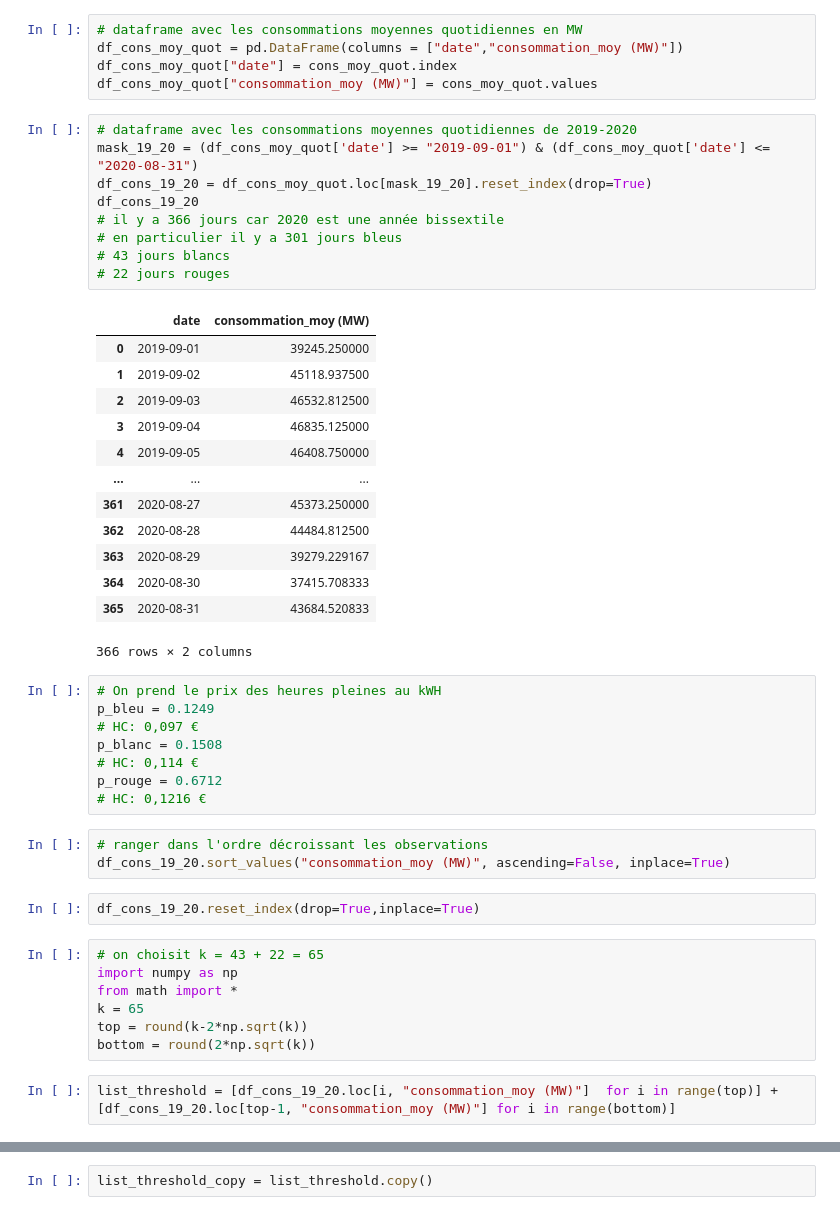
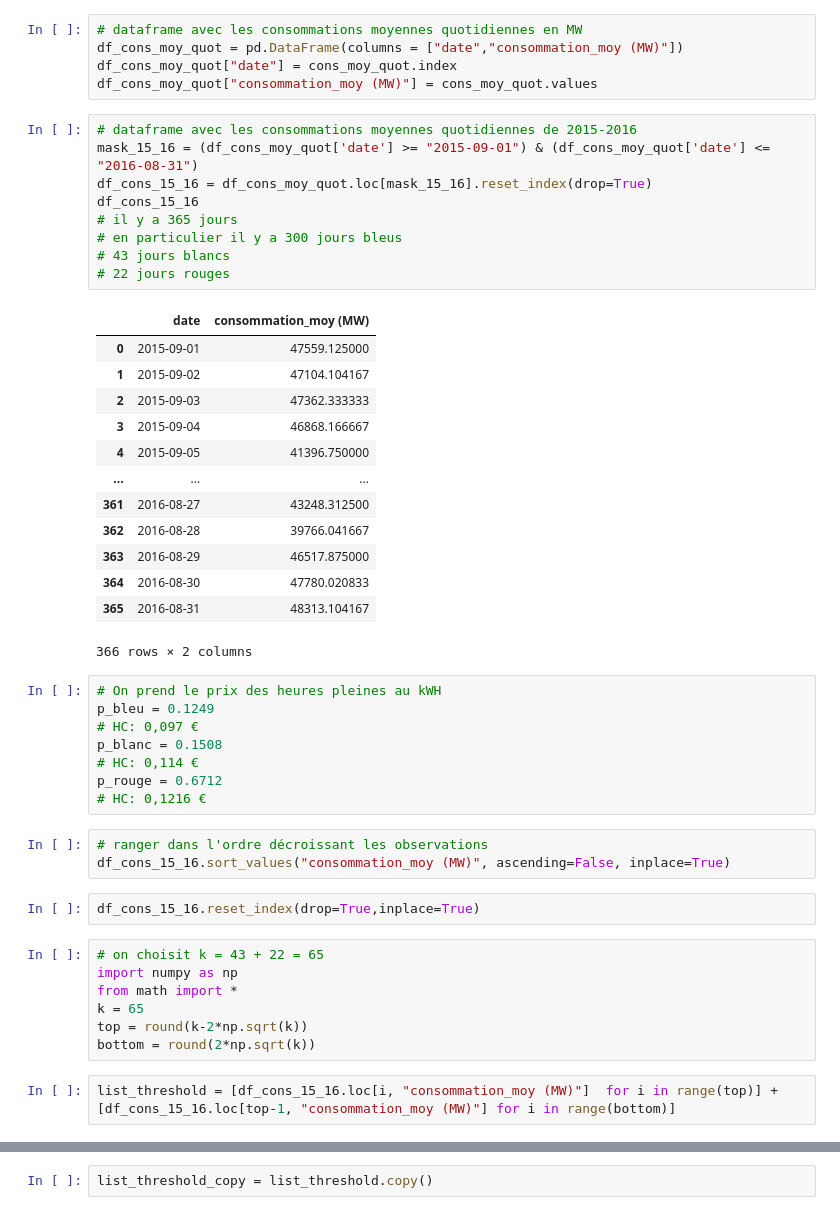
Before and after one commit to dreamsandroads/EDF_Tempo_Price_Optim, a Jupyter notebook: prophet_inequality.ipynb, the cells around one changed output, grey strips where cells are left out. Saved outputs shown, nothing was run; the diff lists cells and outputs as text.

```diff
--- a/prophet_inequality.ipynb
+++ b/prophet_inequality.ipynb
@@ -70,27 +70,27 @@ df_cons_moy_quot = pd.DataFrame(columns = ["date","consommation_moy (MW)"])
 df_cons_moy_quot["date"] = cons_moy_quot.index
 df_cons_moy_quot["consommation_moy (MW)"] = cons_moy_quot.values
 # %%
-# dataframe avec les consommations moyennes quotidiennes de 2019-2020
-mask_19_20 = (df_cons_moy_quot['date'] >= "2019-09-01") & (df_cons_moy_quot['date'] <= "2020-08-31")
-df_cons_19_20 = df_cons_moy_quot.loc[mask_19_20].reset_index(drop=True)
-df_cons_19_20
-# il y a 366 jours car 2020 est une année bissextile
-# en particulier il y a 301 jours bleus
+# dataframe avec les consommations moyennes quotidiennes de 2015-2016
+mask_15_16 = (df_cons_moy_quot['date'] >= "2015-09-01") & (df_cons_moy_quot['date'] <= "2016-08-31")
+df_cons_15_16 = df_cons_moy_quot.loc[mask_15_16].reset_index(drop=True)
+df_cons_15_16
+# il y a 365 jours
+# en particulier il y a 300 jours bleus
 # 43 jours blancs
 # 22 jours rouges
 # %% [output]
 |  | date | consommation_moy (MW) |
-| 0 | 2019-09-01 | 39245.250000 |
-| 1 | 2019-09-02 | 45118.937500 |
-| 2 | 2019-09-03 | 46532.812500 |
-| 3 | 2019-09-04 | 46835.125000 |
-| 4 | 2019-09-05 | 46408.750000 |
+| 0 | 2015-09-01 | 47559.125000 |
+| 1 | 2015-09-02 | 47104.104167 |
+| 2 | 2015-09-03 | 47362.333333 |
+| 3 | 2015-09-04 | 46868.166667 |
+| 4 | 2015-09-05 | 41396.750000 |
 | ... | ... | ... |
-| 361 | 2020-08-27 | 45373.250000 |
-| 362 | 2020-08-28 | 44484.812500 |
-| 363 | 2020-08-29 | 39279.229167 |
-| 364 | 2020-08-30 | 37415.708333 |
-| 365 | 2020-08-31 | 43684.520833 |
+| 361 | 2016-08-27 | 43248.312500 |
+| 362 | 2016-08-28 | 39766.041667 |
+| 363 | 2016-08-29 | 46517.875000 |
+| 364 | 2016-08-30 | 47780.020833 |
+| 365 | 2016-08-31 | 48313.104167 |
 366 rows × 2 columns
 # %%
 # On prend le prix des heures pleines au kWH
@@ -102,9 +102,9 @@ p_rouge = 0.6712
 # HC: 0,1216 €
 # %%
 # ranger dans l'ordre décroissant les observations
-df_cons_19_20.sort_values("consommation_moy (MW)", ascending=False, inplace=True)
+df_cons_15_16.sort_values("consommation_moy (MW)", ascending=False, inplace=True)
 # %%
-df_cons_19_20.reset_index(drop=True,inplace=True)
+df_cons_15_16.reset_index(drop=True,inplace=True)
 # %%
 # on choisit k = 43 + 22 = 65
 import numpy as np
@@ -113,6 +113,6 @@ k = 65
 top = round(k-2*np.sqrt(k))
 bottom = round(2*np.sqrt(k))
 # %%
-list_threshold = [df_cons_19_20.loc[i, "consommation_moy (MW)"]  for i in range(top)] + [df_cons_19_20.loc[top-1, "consommation_moy (MW)"] for i in range(bottom)]
+list_threshold = [df_cons_15_16.loc[i, "consommation_moy (MW)"]  for i in range(top)] + [df_cons_15_16.loc[top-1, "consommation_moy (MW)"] for i in range(bottom)]
 # %%
 # dataframe avec les consommations moyennes quotidiennes de 2020-2021
```
Also changed, not shown: parts of 12 cells of this notebook.
